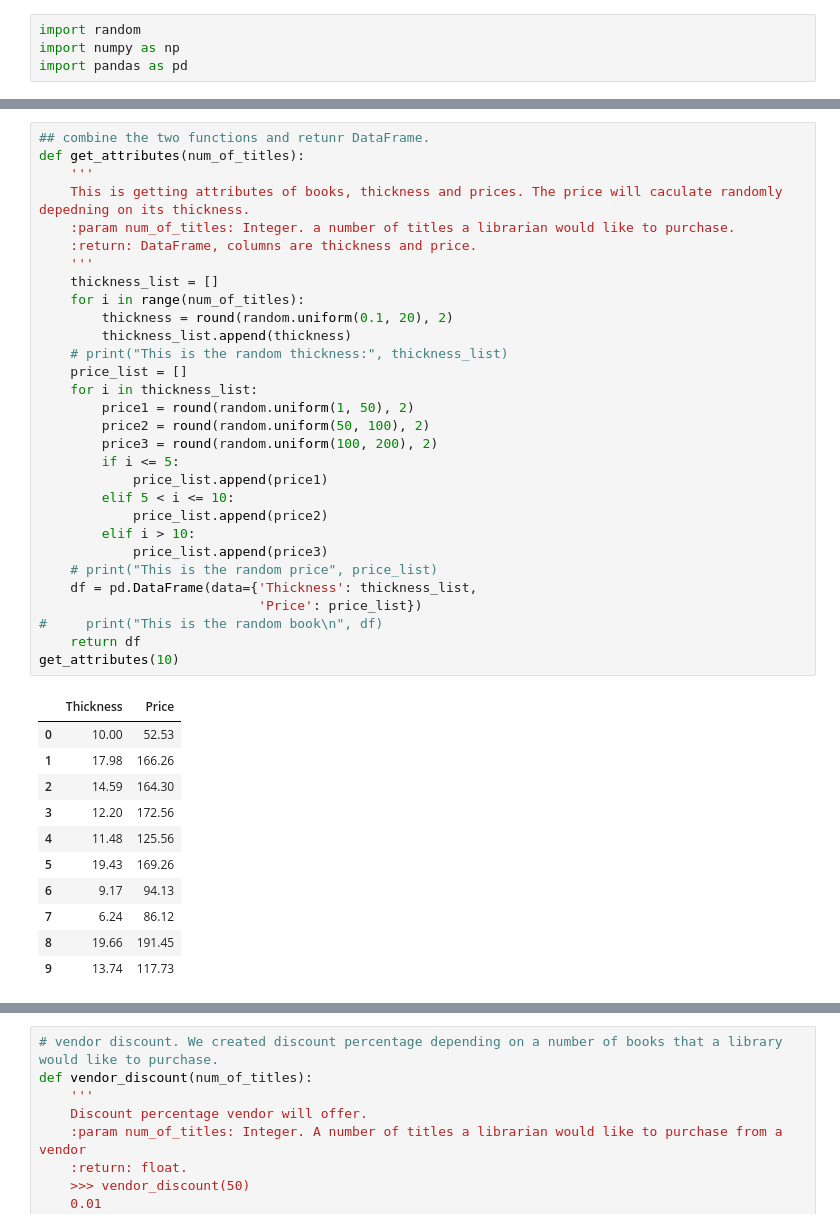
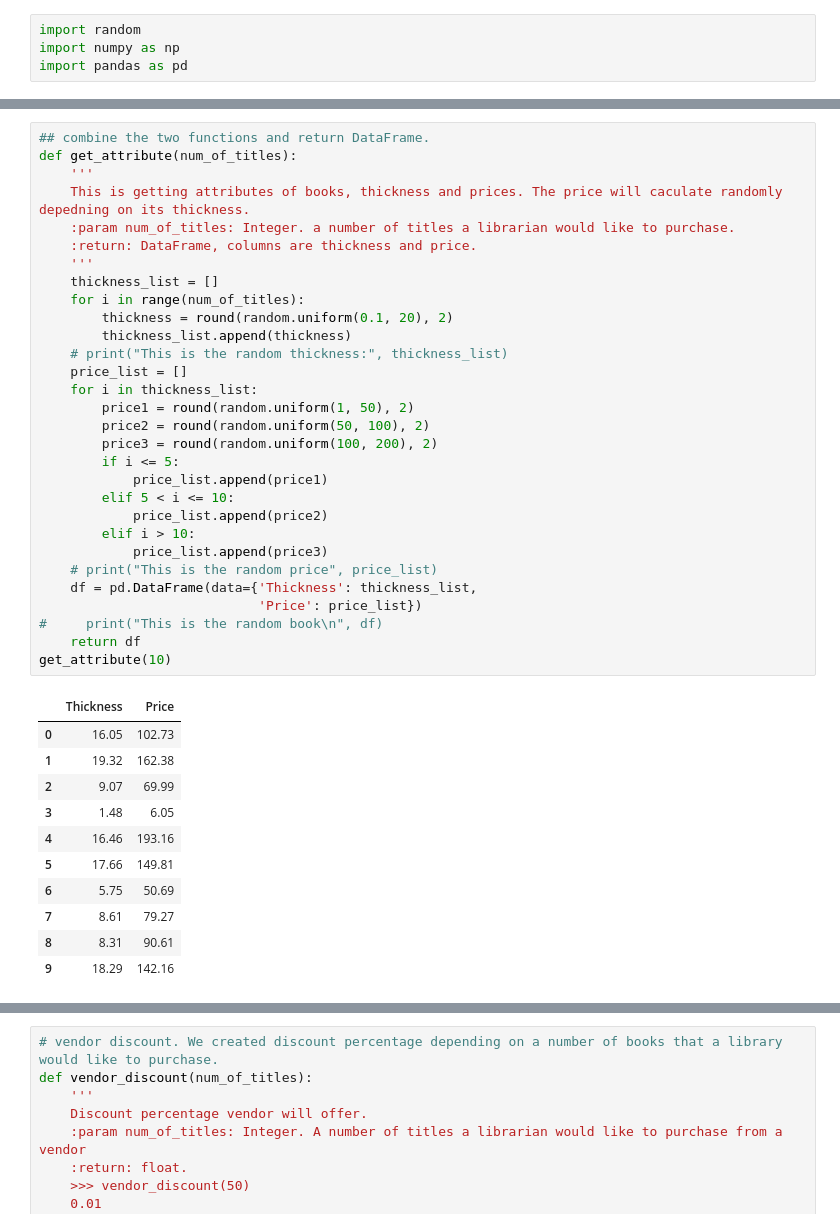
Before and after one commit to Shuyi-Liu/MC-for-Library-Acquisitions, a Jupyter notebook: Solutions.ipynb, the cells around one changed output, grey strips where cells are left out. Cells and saved outputs as stored; diff of their text form.

```diff
--- a/Solutions.ipynb
+++ b/Solutions.ipynb
@@ -41,42 +41,42 @@ get_price(10)
 # %%
-## combine the two functions and retunr DataFrame.
-def get_attributes(num_of_titles):
+## combine the two functions and return DataFrame.
+def get_attribute(num_of_titles):
     '''
     This is getting attributes of books, thickness and prices. The price will caculate randomly depedning on its thickness.
     :param num_of_titles: Integer. a number of titles a librarian would like to purchase.
     :return: DataFrame, columns are thickness and price.
     '''
     thickness_list = []
     for i in range(num_of_titles):
         thickness = round(random.uniform(0.1, 20), 2)
         thickness_list.append(thickness)
     # print("This is the random thickness:", thickness_list)
     price_list = []
     for i in thickness_list:
         price1 = round(random.uniform(1, 50), 2)
         price2 = round(random.uniform(50, 100), 2)
         price3 = round(random.uniform(100, 200), 2)
         if i <= 5:
             price_list.append(price1)
         elif 5 < i <= 10:
             price_list.append(price2)
         elif i > 10:
             price_list.append(price3)
     # print("This is the random price", price_list)
     df = pd.DataFrame(data={'Thickness': thickness_list,
                             'Price': price_list})
 #     print("This is the random book\n", df)
     return df
-get_attributes(10)
+get_attribute(10)
 # %% [output]
 |  | Thickness | Price |
-| 0 | 10.00 | 52.53 |
-| 1 | 17.98 | 166.26 |
-| 2 | 14.59 | 164.30 |
-| 3 | 12.20 | 172.56 |
-| 4 | 11.48 | 125.56 |
-| 5 | 19.43 | 169.26 |
-| 6 | 9.17 | 94.13 |
-| 7 | 6.24 | 86.12 |
-| 8 | 19.66 | 191.45 |
-| 9 | 13.74 | 117.73 |
+| 0 | 16.05 | 102.73 |
+| 1 | 19.32 | 162.38 |
+| 2 | 9.07 | 69.99 |
+| 3 | 1.48 | 6.05 |
+| 4 | 16.46 | 193.16 |
+| 5 | 17.66 | 149.81 |
+| 6 | 5.75 | 50.69 |
+| 7 | 8.61 | 79.27 |
+| 8 | 8.31 | 90.61 |
+| 9 | 18.29 | 142.16 |
```
Also changed, not shown: parts of 8 cells of this notebook.
